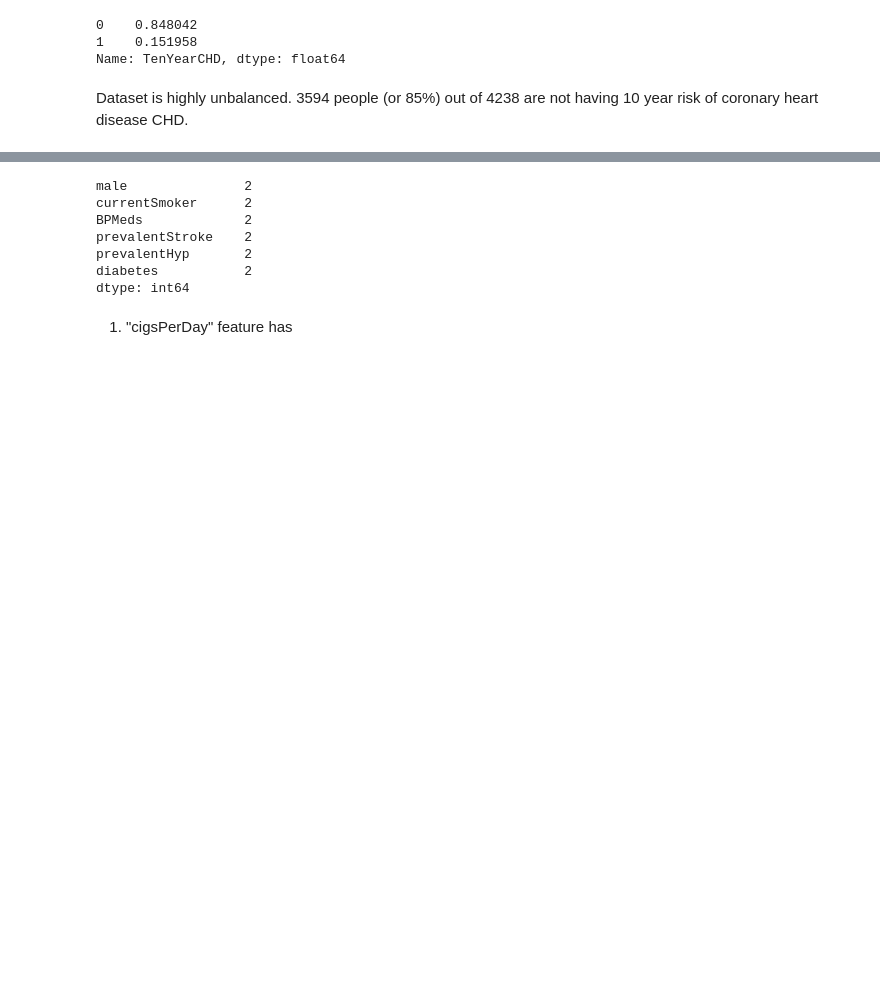
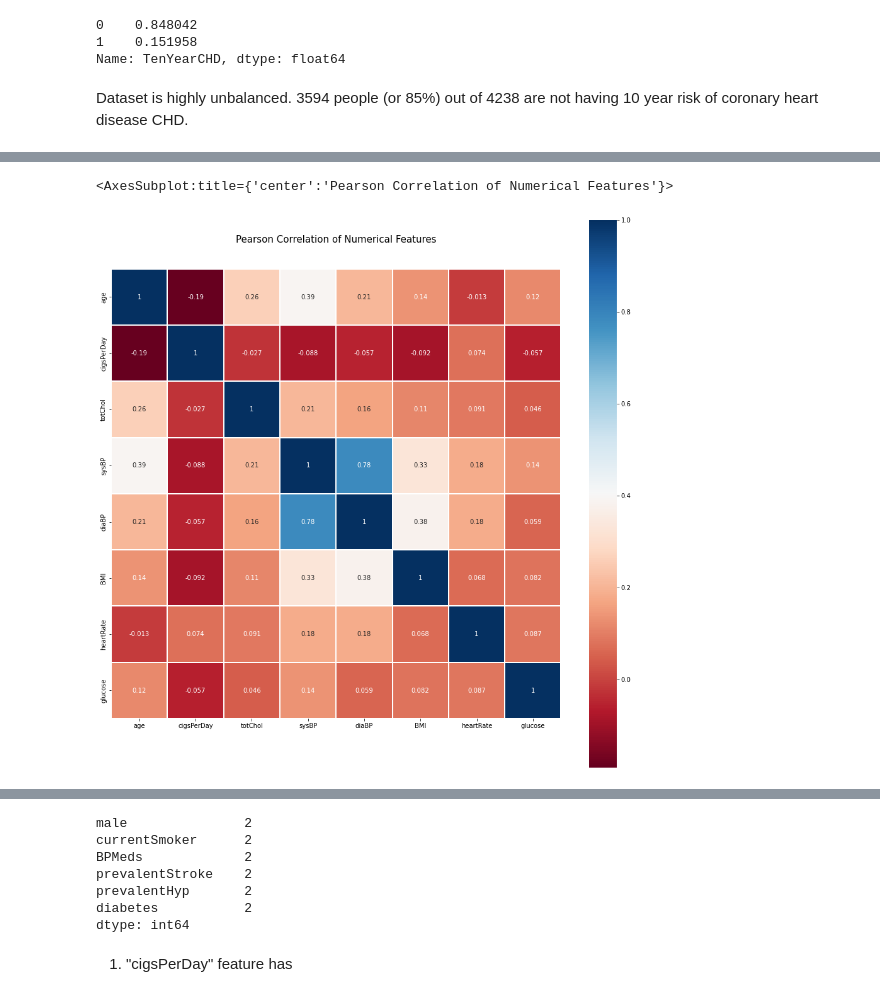
Before and after one commit to DZorikhin/heart-desease-pred, a Jupyter notebook: heart-desease-prediction.ipynb, the cells around one changed output, grey strips where cells are left out. Saved outputs shown, nothing was run; the diff lists cells and outputs as text; code cells hidden in the pictures; blank space fills up the shorter version.

```diff
--- a/heart-desease-prediction.ipynb
+++ b/heart-desease-prediction.ipynb
@@ -183,0 +213,9 @@ Dataset is highly unbalanced. 3594 people (or 85%) out of 4238 are not having 10
+# %%
+colormap = plt.cm.RdBu
+plt.figure(figsize=(16,16))
+plt.title('Pearson Correlation of Numerical Features', y=1.05, size=15)
+sns.heatmap(df[numerical].corr(), linewidths=0.1, vmax=1.0,
+            square=True, cmap=colormap, linecolor='white', annot=True)
+# %% [output]
+<AxesSubplot:title={'center':'Pearson Correlation of Numerical Features'}>
+[figure, added]
```
Also changed, not shown: parts of 15 cells of this notebook.
